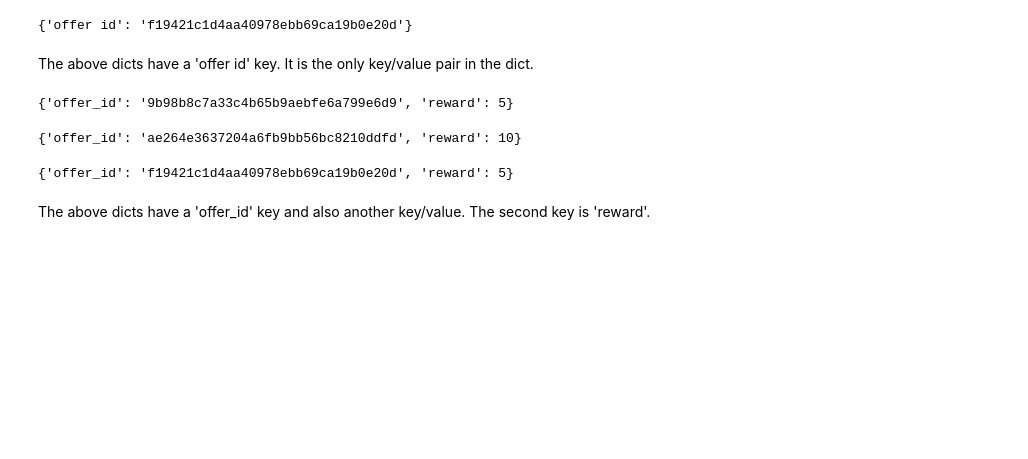
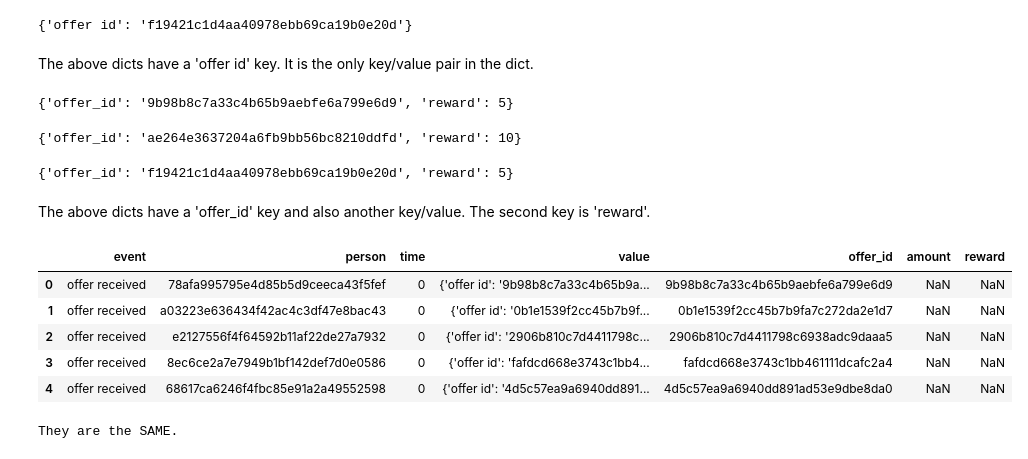
Before and after one commit to a1pat/Starbucks-Capstone, a Jupyter notebook: Starbucks_Capstone_notebook.ipynb, the cells around one changed output. Drawn from its saved outputs; the diff is of its cells as text; code cells hidden in the pictures; blank space fills up the shorter version.

```diff
--- a/Starbucks_Capstone_notebook.ipynb
+++ b/Starbucks_Capstone_notebook.ipynb
@@ -562,0 +630,23 @@ The above dicts have a 'offer_id' key and also another key/value. The second key
+# %%
+transcript.head()
+# %% [output]
+|  | event | person | time | value | offer_id | amount | reward |
+| 0 | offer received | 78afa995795e4d85b5d9ceeca43f5fef | 0 | {'offer id': '9b98b8c7a33c4b65b9a... | 9b98b8c7a33c4b65b9aebfe6a799e6d9 | NaN | NaN |
+| 1 | offer received | a03223e636434f42ac4c3df47e8bac43 | 0 | {'offer id': '0b1e1539f2cc45b7b9f... | 0b1e1539f2cc45b7b9fa7c272da2e1d7 | NaN | NaN |
+| 2 | offer received | e2127556f4f64592b11af22de27a7932 | 0 | {'offer id': '2906b810c7d4411798c... | 2906b810c7d4411798c6938adc9daaa5 | NaN | NaN |
+| 3 | offer received | 8ec6ce2a7e7949b1bf142def7d0e0586 | 0 | {'offer id': 'fafdcd668e3743c1bb4... | fafdcd668e3743c1bb461111dcafc2a4 | NaN | NaN |
+| 4 | offer received | 68617ca6246f4fbc85e91a2a49552598 | 0 | {'offer id': '4d5c57ea9a6940dd891... | 4d5c57ea9a6940dd891ad53e9dbe8da0 | NaN | NaN |
+# %%
+# check if the values in the 'offer_id' column of transcript are the same as the values in the 'id' column of portfolio.
+# first, remove the nan (if any) from the set of values in the 'offer_id' column in transcript. there probably will be nan
+# in the set from the 'reward' and 'amount' keys in the 'value' column.
+
+# create a set of the values in the 'offer_id' column in transcript
+s = set(transcript['offer_id'].unique())
+# remove nan exploiting that in python nan != nan
+{e for e in s if e  == e}
+
+assert {e for e in s if e  == e} == set(portfolio['id'].unique()), 'They are DIFFERENT'
+print('They are the SAME.')
+# %% [output]
+They are the SAME.
```
Also changed, not shown: parts of 1 cell of this notebook.
